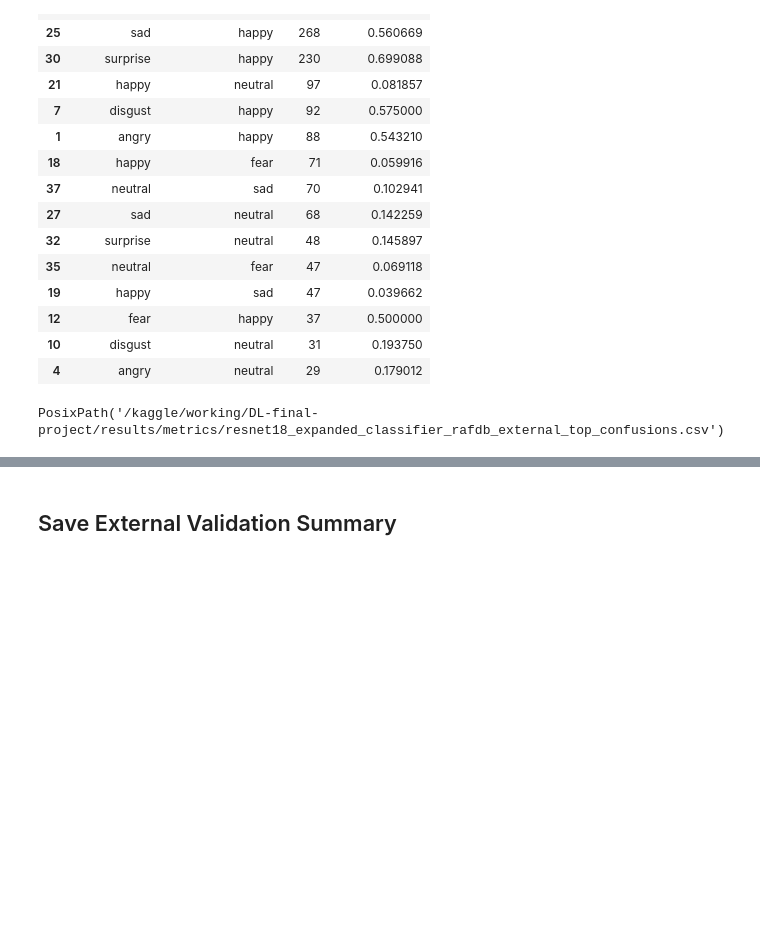
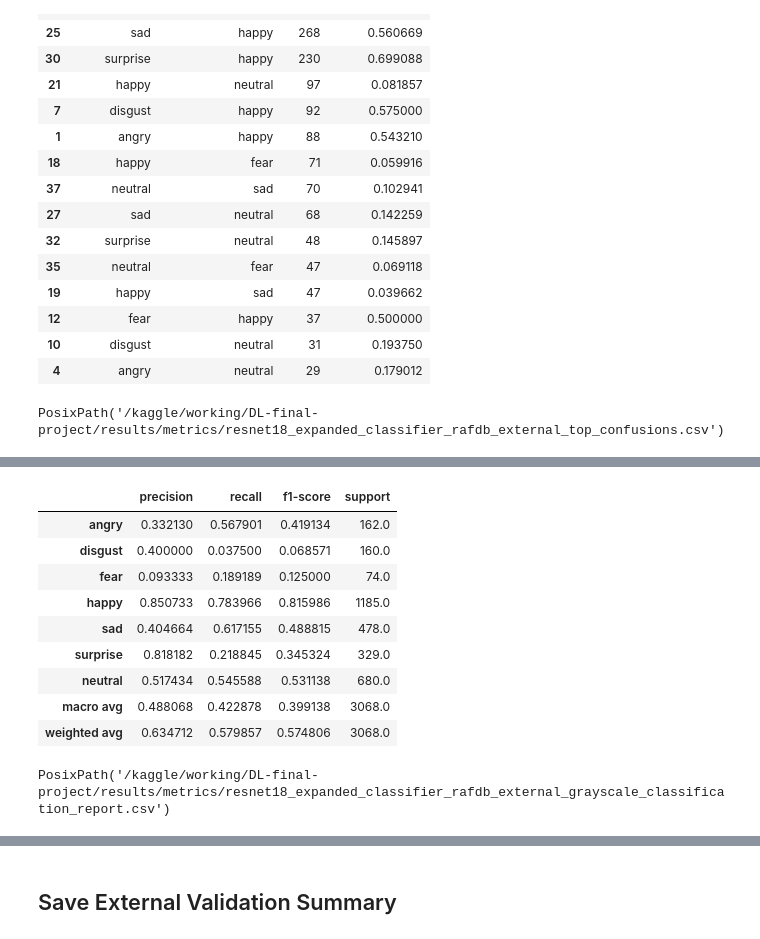
Before and after one commit to zsykk/DL-final-project, a Jupyter notebook: notebooks/05_external_validation_rafdb.ipynb, the cells around one changed output, grey strips where cells are left out. Cells and saved outputs as stored; diff of their text form; code cells hidden in the pictures; blank space fills up the shorter version.

```diff
--- a/notebooks/05_external_validation_rafdb.ipynb
+++ b/notebooks/05_external_validation_rafdb.ipynb
@@ -434,0 +466,27 @@ PosixPath('/kaggle/working/DL-final-project/results/metrics/resnet18_expanded_cl
+# %%
+report_gray = pd.DataFrame(
+    classification_report(
+        y_true_gray,
+        y_pred_gray,
+        labels=list(range(len(FER_LABELS))),
+        target_names=FER_LABELS,
+        output_dict=True,
+        zero_division=0,
+    )
+).T
+report_gray_path = RESULTS_DIR / 'metrics' / f'{OUTPUT_PREFIX}_grayscale_classification_report.csv'
+report_gray.to_csv(report_gray_path)
+display(report_gray.loc[FER_LABELS + ['macro avg', 'weighted avg']])
+report_gray_path
+# %% [output]
+|  | precision | recall | f1-score | support |
+| angry | 0.332130 | 0.567901 | 0.419134 | 162.0 |
+| disgust | 0.400000 | 0.037500 | 0.068571 | 160.0 |
+| fear | 0.093333 | 0.189189 | 0.125000 | 74.0 |
+| happy | 0.850733 | 0.783966 | 0.815986 | 1185.0 |
+| sad | 0.404664 | 0.617155 | 0.488815 | 478.0 |
+| surprise | 0.818182 | 0.218845 | 0.345324 | 329.0 |
+| neutral | 0.517434 | 0.545588 | 0.531138 | 680.0 |
+| macro avg | 0.488068 | 0.422878 | 0.399138 | 3068.0 |
+| weighted avg | 0.634712 | 0.579857 | 0.574806 | 3068.0 |
+PosixPath('/kaggle/working/DL-final-project/results/metrics/resnet18_expanded_classifier_rafdb_external_grayscale_classification_report.csv')
```
Also changed, not shown: parts of 11 cells of this notebook.
